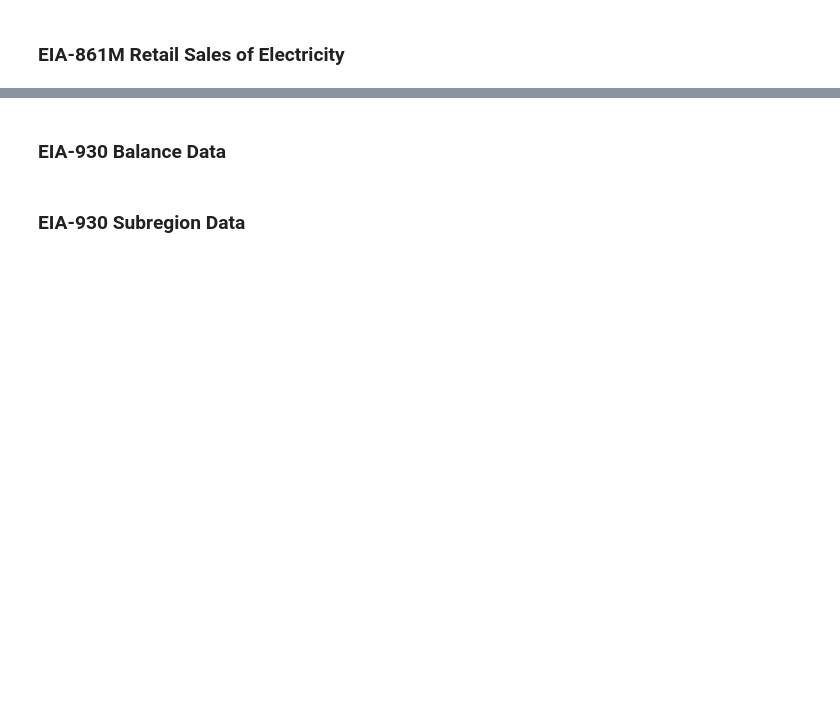
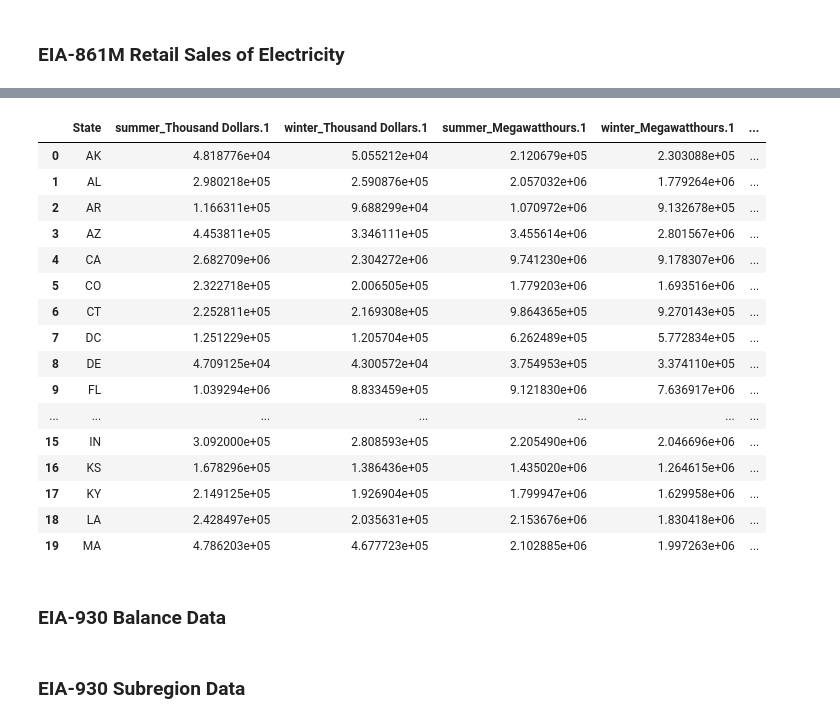
Before and after one commit to matthewchess/siads696, a Jupyter notebook: 02-data-cleaning.ipynb, the cells around one changed output, grey strips where cells are left out. Drawn from its saved outputs; the diff is of its cells as text; code cells hidden in the pictures; blank space fills up the shorter version.

```diff
--- a/02-data-cleaning.ipynb
+++ b/02-data-cleaning.ipynb
@@ -1130,0 +1275,41 @@ grouped_sales.head(10)
+# %%
+# Pivot and Flatten
+
+pivot = (
+    grouped_sales.pivot(
+        index = 'State',
+        columns = 'Season',
+        values = [
+            'Thousand Dollars.1',
+            'Megawatthours.1',
+            'Count.1',
+            'Cents/kWh.1'
+            ]
+    )
+)
+
+pivot.columns = [
+    f'{season}_{metric}'
+    for metric, season in pivot.columns
+    ]
+
+pivot_sales = pivot.reset_index()
+pivot_sales.head(20)
+# %% [output]
+|  | State | summer_Thousand Dollars.1 | winter_Thousand Dollars.1 | summer_Megawatthours.1 | winter_Megawatthours.1 | ... |
+| 0 | AK | 4.818776e+04 | 5.055212e+04 | 2.120679e+05 | 2.303088e+05 | ... |
+| 1 | AL | 2.980218e+05 | 2.590876e+05 | 2.057032e+06 | 1.779264e+06 | ... |
+| 2 | AR | 1.166311e+05 | 9.688299e+04 | 1.070972e+06 | 9.132678e+05 | ... |
+| 3 | AZ | 4.453811e+05 | 3.346111e+05 | 3.455614e+06 | 2.801567e+06 | ... |
+| 4 | CA | 2.682709e+06 | 2.304272e+06 | 9.741230e+06 | 9.178307e+06 | ... |
+| 5 | CO | 2.322718e+05 | 2.006505e+05 | 1.779203e+06 | 1.693516e+06 | ... |
+| 6 | CT | 2.252811e+05 | 2.169308e+05 | 9.864365e+05 | 9.270143e+05 | ... |
+| 7 | DC | 1.251229e+05 | 1.205704e+05 | 6.262489e+05 | 5.772834e+05 | ... |
+| 8 | DE | 4.709125e+04 | 4.300572e+04 | 3.754953e+05 | 3.374110e+05 | ... |
+| 9 | FL | 1.039294e+06 | 8.833459e+05 | 9.121830e+06 | 7.636917e+06 | ... |
+| ... | ... | ... | ... | ... | ... | ... |
+| 15 | IN | 3.092000e+05 | 2.808593e+05 | 2.205490e+06 | 2.046696e+06 | ... |
+| 16 | KS | 1.678296e+05 | 1.386436e+05 | 1.435020e+06 | 1.264615e+06 | ... |
+| 17 | KY | 2.149125e+05 | 1.926904e+05 | 1.799947e+06 | 1.629958e+06 | ... |
+| 18 | LA | 2.428497e+05 | 2.035631e+05 | 2.153676e+06 | 1.830418e+06 | ... |
+| 19 | MA | 4.786203e+05 | 4.677723e+05 | 2.102885e+06 | 1.997263e+06 | ... |
```
Also changed, not shown: parts of 38 cells of this notebook, 10 other files.
